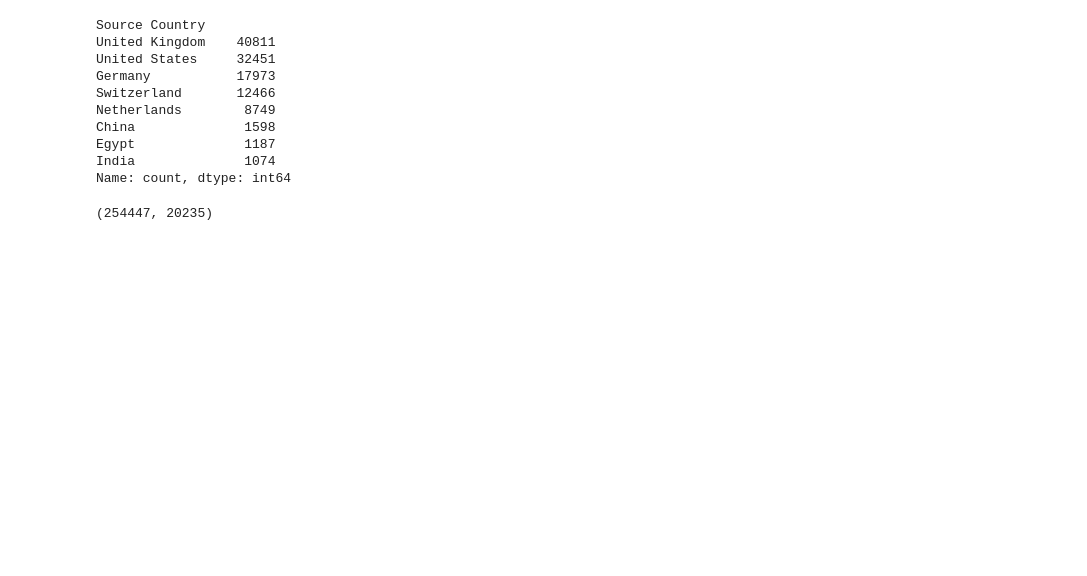
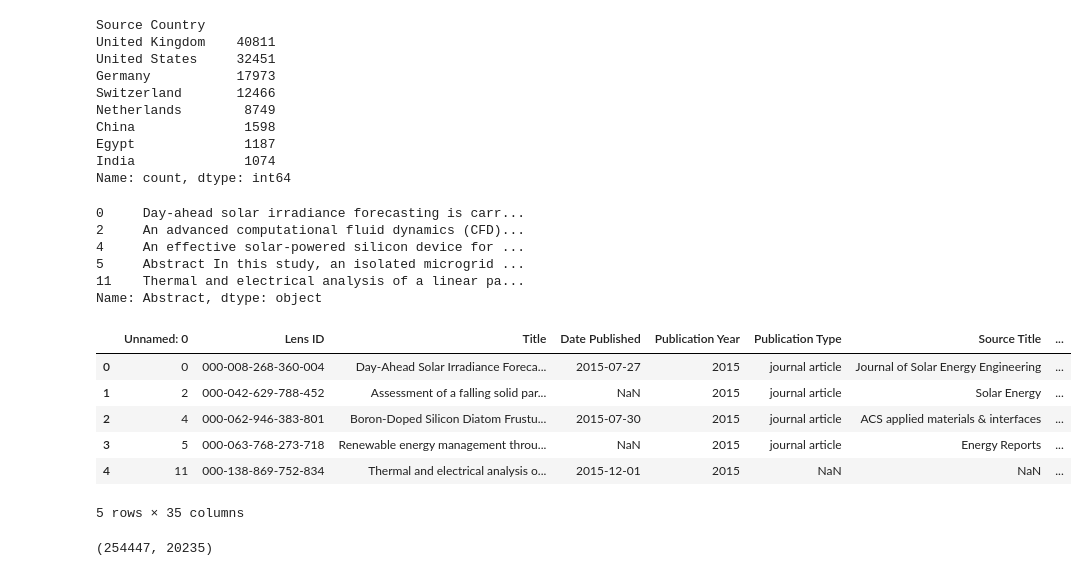
Before and after one commit to LeaKleemann/HA_TextAnalytics, a Jupyter notebook: exploration.ipynb, the cells around one changed output. Drawn from its saved outputs; the diff is of its cells as text; code cells hidden in the pictures; blank space fills up the shorter version.

Commit message:
LSA and LDA study setup

```diff
--- a/exploration.ipynb
+++ b/exploration.ipynb
@@ -120,8 +124,26 @@ Name: count, dtype: int64
 # %%
 data['Abstract']=data.Abstract.apply(clean_text)
 data.to_csv("cleaned_data.csv",sep=';')
+# %%
+data.Abstract.head()
+# %% [output]
+0     Day-ahead solar irradiance forecasting is carr...
+2     An advanced computational fluid dynamics (CFD)...
+4     An effective solar-powered silicon device for ...
+5     Abstract In this study, an isolated microgrid ...
+11    Thermal and electrical analysis of a linear pa...
+Name: Abstract, dtype: object
 # %%
-data=pd.read_csv("cleaned_data.csv",sep=';')
+data=pd.read_csv("cleaned_data/cleaned_data.csv",sep=';')
+data.head()
+# %% [output]
+|  | Unnamed: 0 | Lens ID | Title | Date Published | Publication Year | Publication Type | Source Title | ... |
+| 0 | 0 | 000-008-268-360-004 | Day-Ahead Solar Irradiance Foreca... | 2015-07-27 | 2015 | journal article | Journal of Solar Energy Engineering | ... |
+| 1 | 2 | 000-042-629-788-452 | Assessment of a falling solid par... | NaN | 2015 | journal article | Solar Energy | ... |
+| 2 | 4 | 000-062-946-383-801 | Boron-Doped Silicon Diatom Frustu... | 2015-07-30 | 2015 | journal article | ACS applied materials & interfaces | ... |
+| 3 | 5 | 000-063-768-273-718 | Renewable energy management throu... | NaN | 2015 | journal article | Energy Reports | ... |
+| 4 | 11 | 000-138-869-752-834 | Thermal and electrical analysis o... | 2015-12-01 | 2015 | NaN | NaN | ... |
+5 rows × 35 columns
 # %%
 stopwords=stopwords.words('english')
 tfidf_vectorizer = TfidfVectorizer(stop_words=stopwords, min_df=5, max_df=0.7)
```
Also changed, not shown: parts of 9 cells of this notebook.
